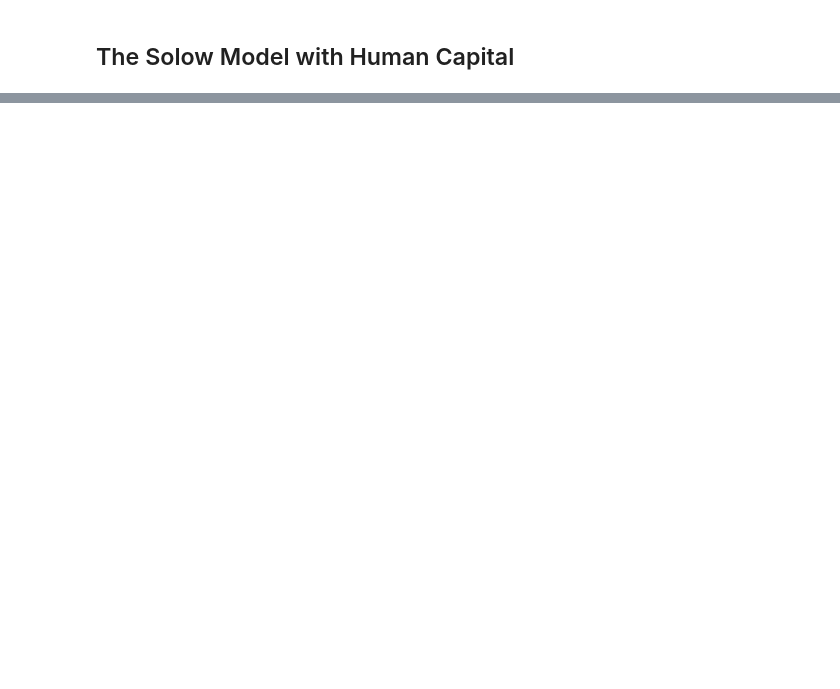
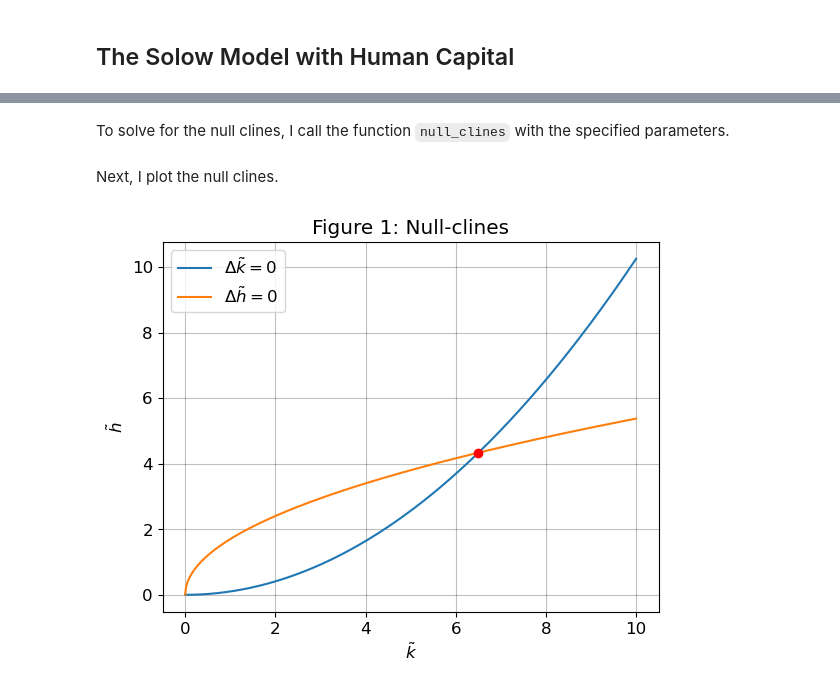
Before and after one commit to NumEconCopenhagen/projects-2023-jts, a Jupyter notebook: modelproject/modelproject.ipynb, the cells around one changed output, grey strips where cells are left out. Cells and saved outputs as stored; diff of their text form; code cells hidden in the pictures; blank space fills up the shorter version.

```diff
--- a/modelproject/modelproject.ipynb
+++ b/modelproject/modelproject.ipynb
@@ -16,5 +13,13 @@ import sympy as sm
 %load_ext autoreload
 %autoreload 2
 
+# my modules
+import random
+import matplotlib.pyplot as plt
+
 # local modules
-import modelproject
+from modelproject import n_ss_solow, multi_start, null_clines, find_intersection
+
+# Predefined options for all plots
+plt.rcParams.update({"axes.grid":True,"grid.color":"black","grid.alpha":"0.25","grid.linestyle":"-"})
+plt.rcParams.update({'font.size': 12})
@@ -159,0 +171,31 @@ Add concise conclusion.
+# %% [markdown]
+To solve for the null clines, I call the function `null_clines` with the specified parameters.
+# %%
+# Call the function null_clines with the parameter values
+k_vec, h_vec_k, h_vec_h = null_clines(s_K_val, s_H_val, g_val, n_val, alpha_val, varphi_val, delta_val)
+# %% [markdown]
+Next, I plot the null clines.
+# %%
+# Create the figure
+fig = plt.figure()
+
+# Create the plot
+ax = fig.add_subplot(1,1,1)
+
+# Set null-clines
+ax.plot(k_vec, h_vec_k, label= r'$\Delta \tilde{k}=0$')
+ax.plot(k_vec, h_vec_h, label= r'$\Delta \tilde{h}=0$')
+
+# Find the intersection dynamically
+k_vec_inter, h_vec_k_inter, h_vec_h_inter = find_intersection(k_vec, h_vec_k, h_vec_h)
+
+# Mark the intersection on the plot
+ax.plot(k_vec_inter, h_vec_k_inter, 'ro')
+
+# Set title, labels and legend
+ax.set_title('Figure 1: Null-clines')
+ax.set_xlabel(r'$\tilde{k}$')
+ax.set_ylabel(r'$\tilde{h}$')
+ax.legend(loc='upper left');
+# %% [output]
+[figure, added]
```
Also changed, not shown: parts of 51 cells of this notebook, 3 other files.
